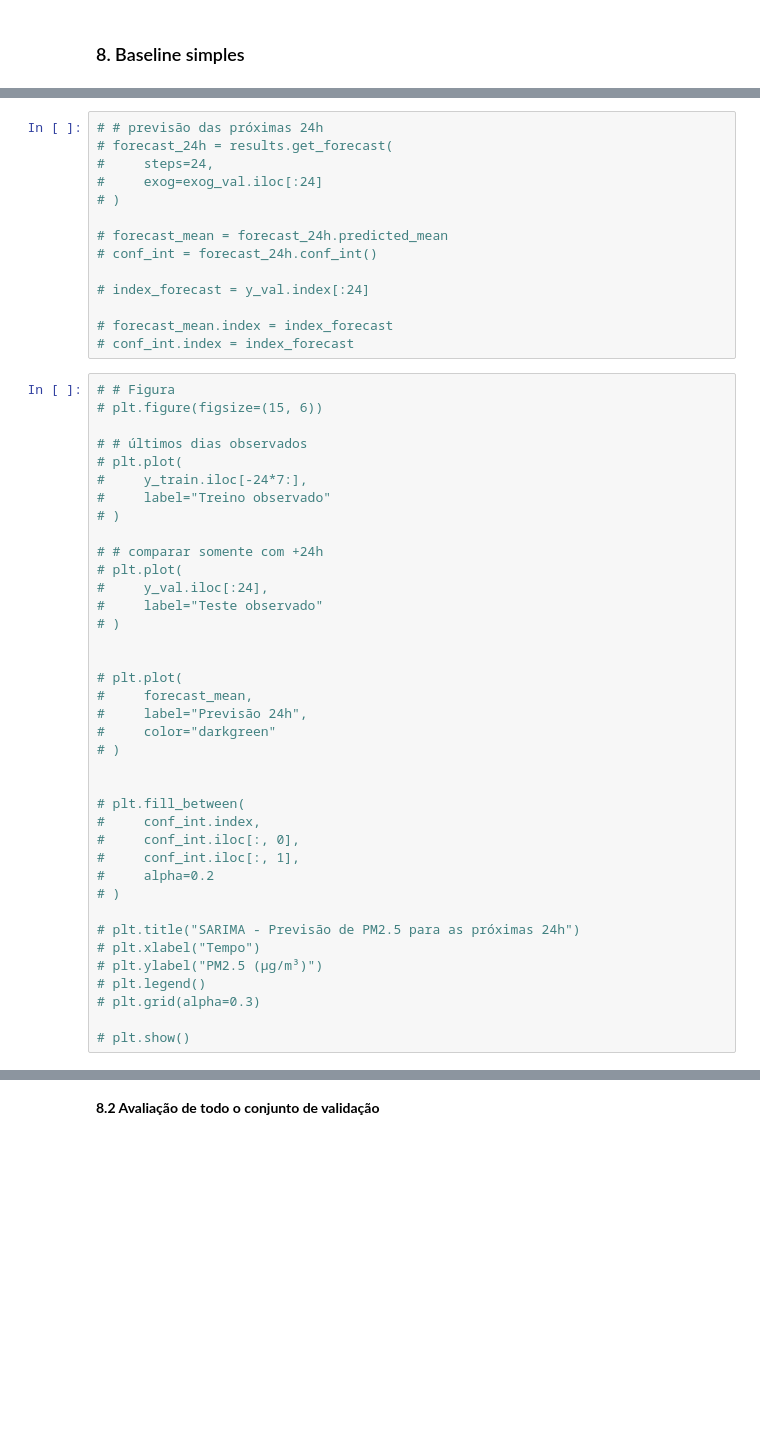
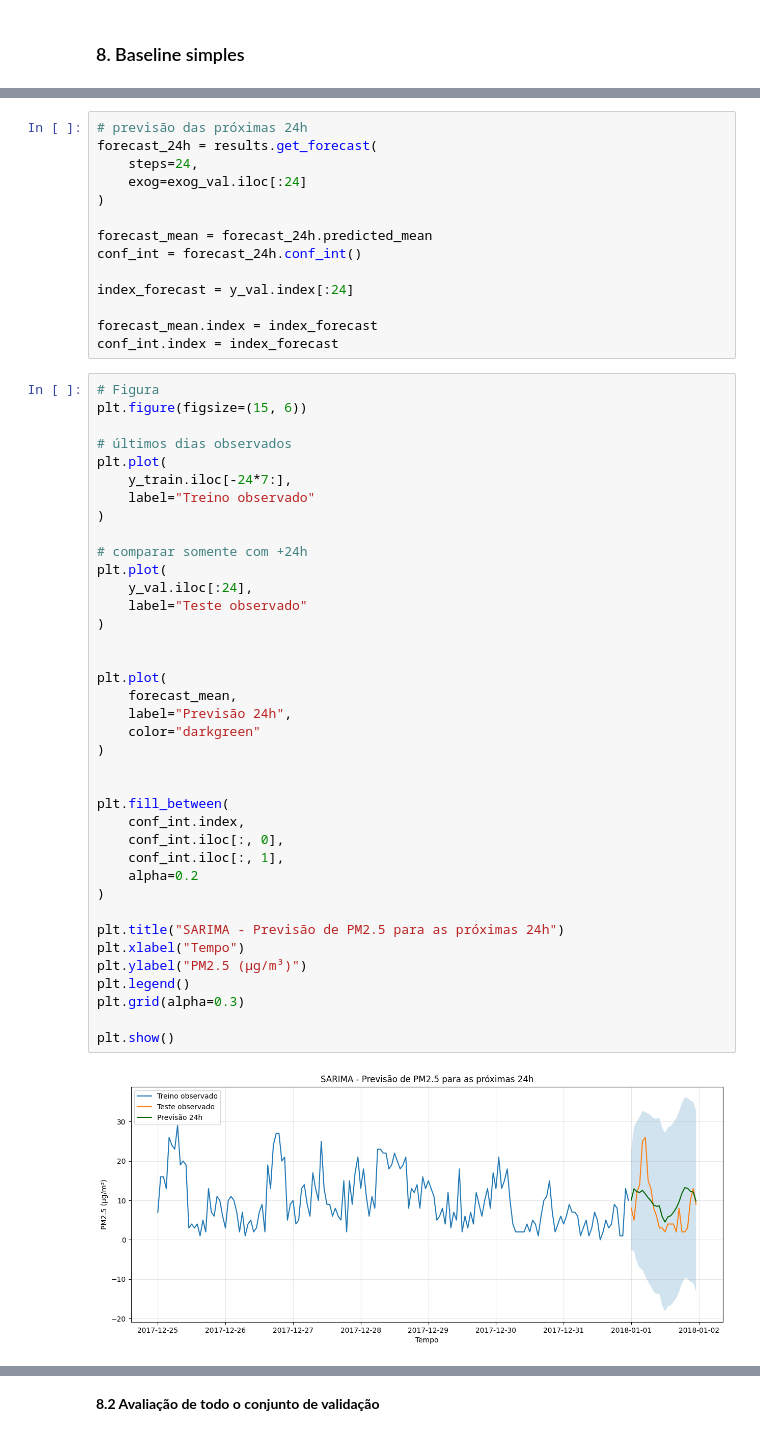
Before and after one commit to izabelcmn/respira_sp, a Jupyter notebook: notebook/izabelcmn_sarimax.ipynb, the cells around one changed output, grey strips where cells are left out. Saved outputs shown, nothing was run; the diff lists cells and outputs as text; blank space fills up the shorter version.

Commit message:
update sarimax - residuals

```diff
--- a/notebook/izabelcmn_sarimax.ipynb
+++ b/notebook/izabelcmn_sarimax.ipynb
@@ -610,53 +696,55 @@ model = SARIMAX(
 # %%
-# # previsão das próximas 24h
-# forecast_24h = results.get_forecast(
-#     steps=24,
-#     exog=exog_val.iloc[:24]
-# )
+# previsão das próximas 24h
+forecast_24h = results.get_forecast(
+    steps=24,
+    exog=exog_val.iloc[:24]
+)
 
-# forecast_mean = forecast_24h.predicted_mean
-# conf_int = forecast_24h.conf_int()
+forecast_mean = forecast_24h.predicted_mean
+conf_int = forecast_24h.conf_int()
 
-# index_forecast = y_val.index[:24]
+index_forecast = y_val.index[:24]
 
-# forecast_mean.index = index_forecast
-# conf_int.index = index_forecast
+forecast_mean.index = index_forecast
+conf_int.index = index_forecast
 # %%
-# # Figura
-# plt.figure(figsize=(15, 6))
+# Figura
+plt.figure(figsize=(15, 6))
 
-# # últimos dias observados
-# plt.plot(
-#     y_train.iloc[-24*7:],
-#     label="Treino observado"
-# )
+# últimos dias observados
+plt.plot(
+    y_train.iloc[-24*7:],
+    label="Treino observado"
+)
 
-# # comparar somente com +24h
-# plt.plot(
-#     y_val.iloc[:24],
-#     label="Teste observado"
-# )
+# comparar somente com +24h
+plt.plot(
+    y_val.iloc[:24],
+    label="Teste observado"
+)
 
 
-# plt.plot(
-#     forecast_mean,
-#     label="Previsão 24h",
-#     color="darkgreen"
-# )
+plt.plot(
+    forecast_mean,
+    label="Previsão 24h",
+    color="darkgreen"
+)
 
 
-# plt.fill_between(
-#     conf_int.index,
-#     conf_int.iloc[:, 0],
-#     conf_int.iloc[:, 1],
-#     alpha=0.2
-# )
+plt.fill_between(
+    conf_int.index,
+    conf_int.iloc[:, 0],
+    conf_int.iloc[:, 1],
+    alpha=0.2
+)
 
-# plt.title("SARIMA - Previsão de PM2.5 para as próximas 24h")
-# plt.xlabel("Tempo")
-# plt.ylabel("PM2.5 (µg/m³)")
-# plt.legend()
-# plt.grid(alpha=0.3)
+plt.title("SARIMA - Previsão de PM2.5 para as próximas 24h")
+plt.xlabel("Tempo")
+plt.ylabel("PM2.5 (µg/m³)")
+plt.legend()
+plt.grid(alpha=0.3)
 
-# plt.show()
+plt.show()
+# %% [output]
+[figure, added]
 # %%
```
Also changed, not shown: parts of 39 cells of this notebook, 2 other files.
